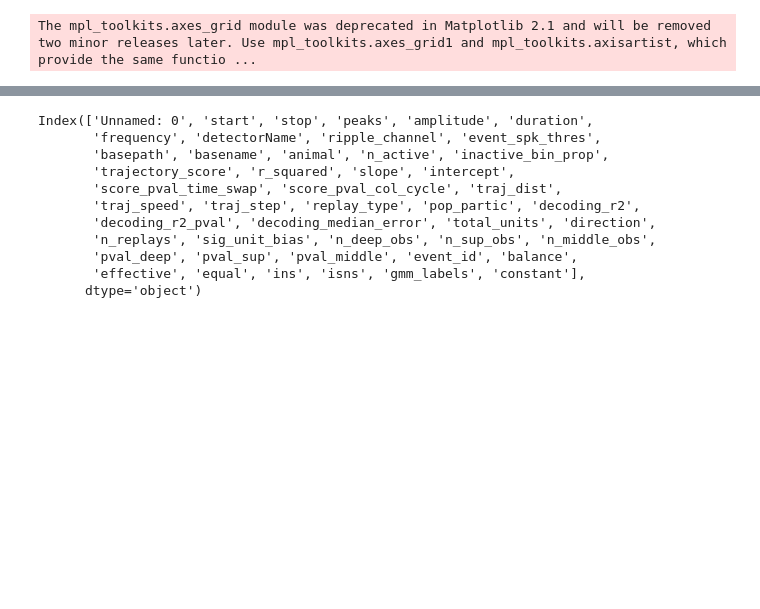
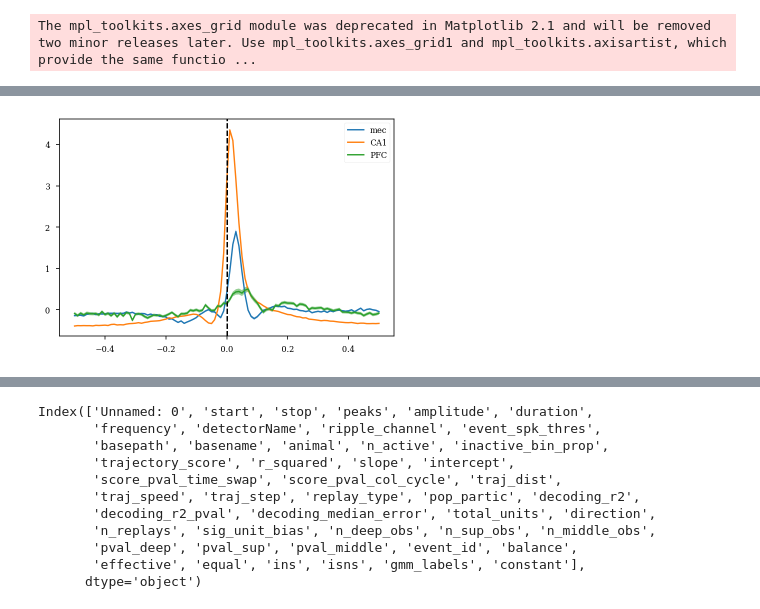
Before and after one commit to ryanharvey1/ripple_heterogeneity, a Jupyter notebook: scripts/readout/scratch_code_readout.ipynb, the cells around one changed output, grey strips where cells are left out. Drawn from its saved outputs; the diff is of its cells as text; code cells hidden in the pictures; blank space fills up the shorter version.

```diff
--- a/scripts/readout/scratch_code_readout.ipynb
+++ b/scripts/readout/scratch_code_readout.ipynb
@@ -28,0 +31,3 @@ The mpl_toolkits.axes_grid module was deprecated in Matplotlib 2.1 and will be r
+# %%
+df = pd.read_csv(r"Z:\home\ryanh\projects\ripple_heterogeneity\sessions.csv")
+cell_metrics = loading.load_all_cell_metrics(df.basepath)
@@ -28,0 +72,45 @@ The mpl_toolkits.axes_grid module was deprecated in Matplotlib 2.1 and will be r
+# %%
+psth_df = pd.DataFrame()
+cell_metrics = pd.DataFrame()
+for basepath in sessions.basepath:
+
+    st, cell_metric = loading.load_spikes(basepath)
+    ripples = loading.load_ripples_events(basepath)
+    replays_epochs = nel.EpochArray([np.array([ripples.start, ripples.stop]).T])
+
+    psth = functions.compute_psth(
+        st.data, replays_epochs.starts, bin_width=0.01, n_bins=100
+    )
+    psth_df = pd.concat([psth_df, psth], axis=1, ignore_index=True)
+    cell_metrics = pd.concat([cell_metrics, cell_metric], axis=0, ignore_index=True)
+# %%
+cell_metrics = add_new_deep_sup.deep_sup_from_deepSuperficialDistance(cell_metrics)
+# %%
+def plot_psth_mean(psth_df,cell_metrics, region_idx, label):
+
+
+    psth = psth_df.values[:,cell_metrics.brainRegion.str.contains(region_idx).values]
+
+    psth_z = stats.zscore(psth, axis=0)
+    plt.plot(psth_df.index, np.nanmean(psth_z, axis=1), label=label)
+    plt.fill_between(
+        psth_df.index,
+        np.nanmean(psth_z, axis=1) - np.nanstd(psth_z, axis=1) / np.sqrt(psth.shape[1]),
+        np.nanmean(psth_z, axis=1) + np.nanstd(psth_z, axis=1) / np.sqrt(psth.shape[1]),
+        alpha=0.5,
+    )
+    plt.axvline(x=0, color="k", linestyle="--")
+    plt.legend()
+
+plot_psth_mean(psth_df,cell_metrics, "EC1|EC2|EC3|EC4|EC5|MEC", "mec")
+plot_psth_mean(psth_df,cell_metrics, "CA1", "CA1")
+plot_psth_mean(psth_df,cell_metrics, "PFC", "PFC")
+
+# plt.plot(psth_df.index, psth_df.values[:,cell_metrics.brainRegion.str.contains("EC1|EC2|EC3|EC4|EC5|MEC").values].mean(axis=1),label="mec")
+# plt.plot(psth_df.index, psth_df.values[:,cell_metrics.brainRegion.str.contains("CA1").values].mean(axis=1),label='ca1')
+# plt.plot(psth_df.index, psth_df.values[:,cell_metrics.brainRegion.str.contains("PFC").values].mean(axis=1),label='pfc')
+# plt.axvline(x=0, color="k", linestyle="--")
+plt.legend()
+plt.show()
+# %% [output]
+[figure, added]
```
Also changed, not shown: parts of 54 cells of this notebook.
